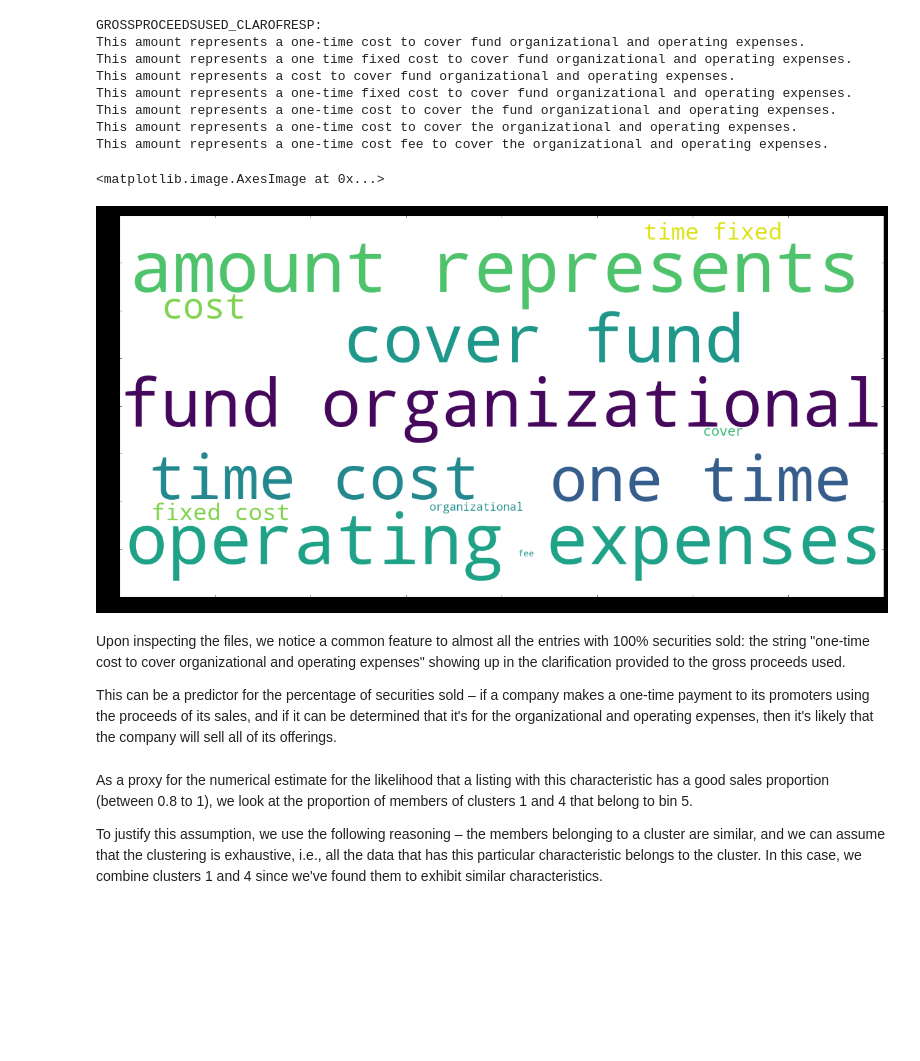
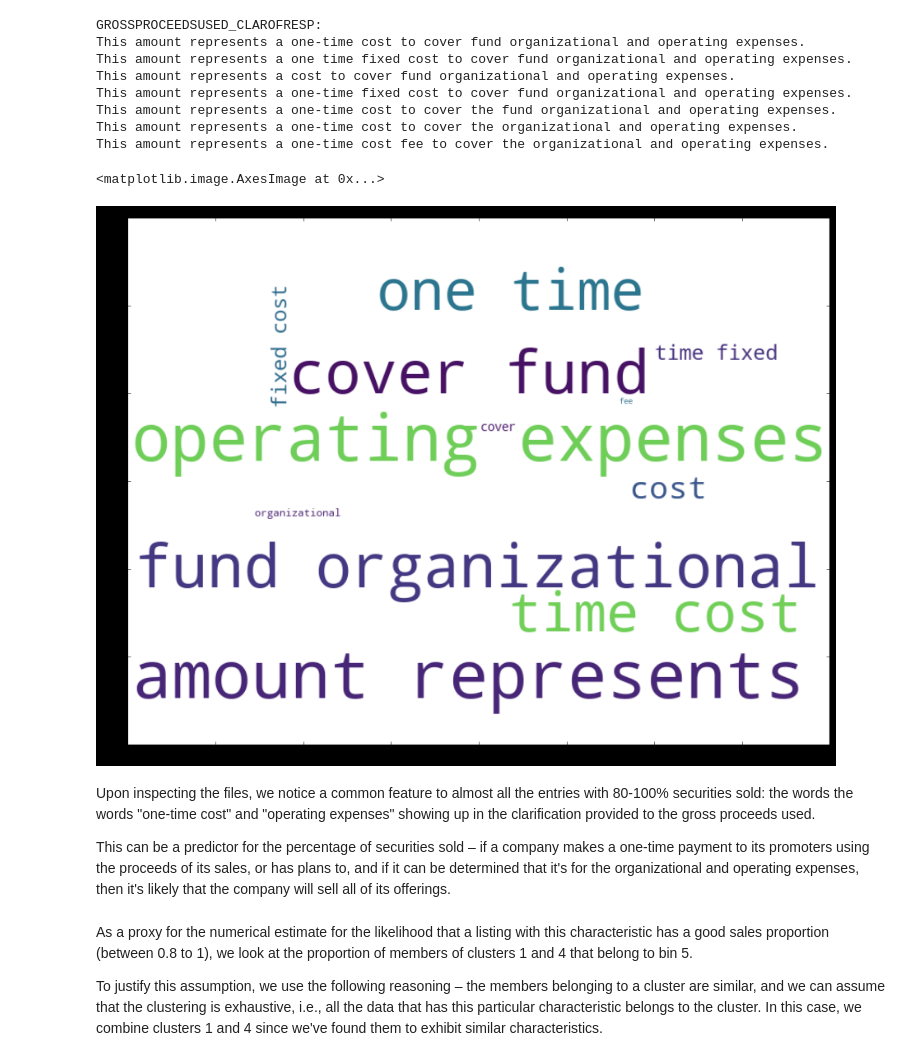
Before and after one commit to uday-31/Analyzing-Form-D-Submissions, a Jupyter notebook: Financial Data Science II Final Project.ipynb, the cells around one changed output. Drawn from its saved outputs; the diff is of its cells as text; code cells hidden in the pictures; blank space fills up the shorter version.

```diff
--- a/Financial Data Science II Final Project.ipynb
+++ b/Financial Data Science II Final Project.ipynb
@@ -553,16 +553,16 @@ This amount represents a one-time cost to cover the fund organizational and oper
 This amount represents a one-time cost to cover the organizational and operating expenses.
 This amount represents a one-time cost fee to cover the organizational and operating expenses.
 # %%
-wordcloud = WordCloud(background_color="white",width=1600, height=800,collocations=2).generate(' '.join(df[text_cols].iloc[idx].GROSSPROCEEDSUSED_CLAROFRESP.tolist()))
+wordcloud = WordCloud(background_color="white",width=800, height=600,collocations=2).generate(' '.join(df[text_cols].iloc[idx].GROSSPROCEEDSUSED_CLAROFRESP.tolist()))
 plt.figure( figsize=(20,10), facecolor='k')
 plt.imshow(wordcloud)
 # %% [output]
 <matplotlib.image.AxesImage at 0x...>
-[figure, old version]
+[figure, new version]
 # %% [markdown]
-Upon inspecting the files, we notice a common feature to almost all the entries with 100% securities sold: the string "one-time cost to cover organizational and operating expenses" showing up in the clarification provided to the gross proceeds used.
+Upon inspecting the files, we notice a common feature to almost all the entries with 80-100% securities sold: the words  the words "one-time cost" and "operating expenses" showing up in the clarification provided to the gross proceeds used.
 
-This can be a predictor for the percentage of securities sold – if a company makes a one-time payment to its promoters using the proceeds of its sales, and if it can be determined that it's for the organizational and operating expenses, then it's likely that the company will sell all of its offerings.
+This can be a predictor for the percentage of securities sold – if a company makes a one-time payment to its promoters using the proceeds of its sales, or has plans to, and if it can be determined that it's for the organizational and operating expenses, then it's likely that the company will sell all of its offerings.
 # %% [markdown]
 As a proxy for the numerical estimate for the likelihood that a listing with this characteristic has a good sales proportion (between 0.8 to 1), we look at the proportion of members of clusters 1 and 4 that belong to bin 5.
 
```
Also changed, not shown: parts of 6 cells of this notebook, 6 other files.
